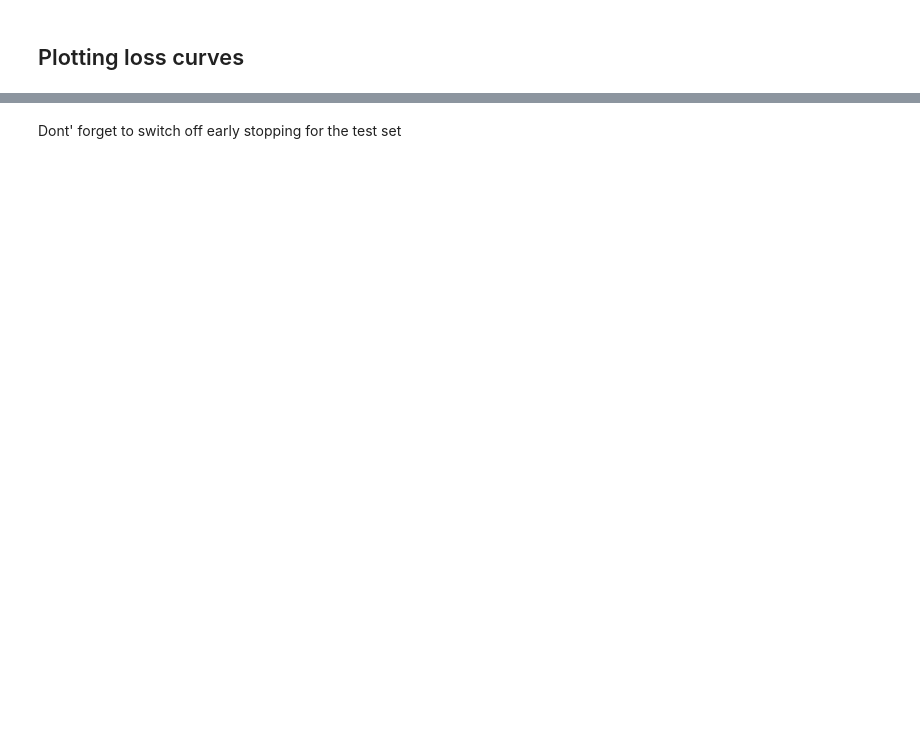
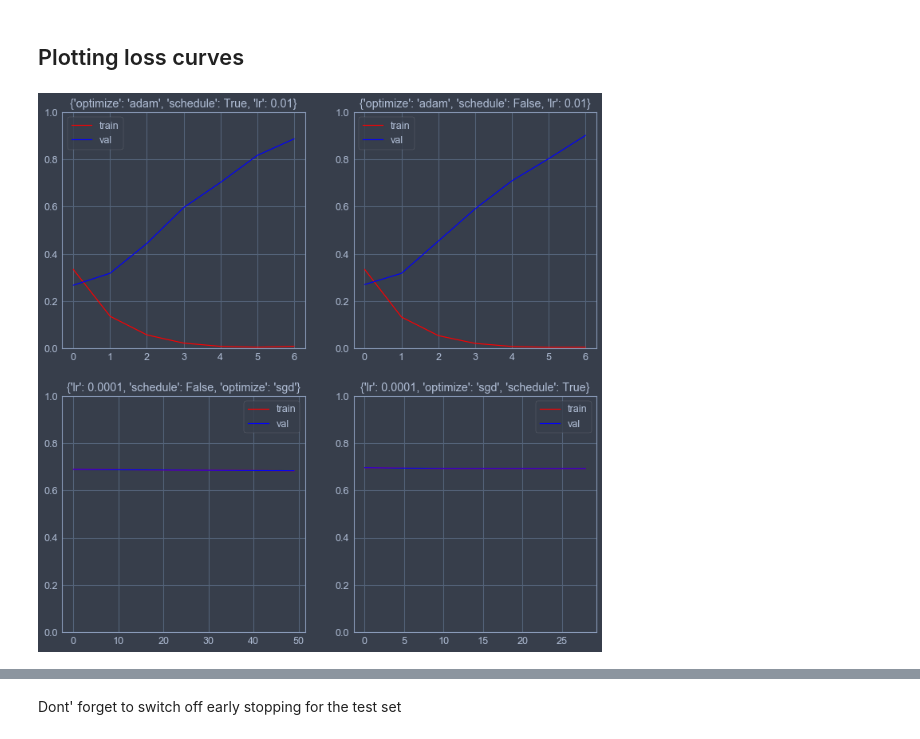
Before and after one commit to crazyfrogspb/NLP_Homeworks, a Jupyter notebook: hw1/HW1.ipynb, the cells around one changed output, grey strips where cells are left out. Saved outputs shown, nothing was run; the diff lists cells and outputs as text; code cells hidden in the pictures; blank space fills up the shorter version.

```diff
--- a/hw1/HW1.ipynb
+++ b/hw1/HW1.ipynb
@@ -158,7 +158,7 @@ pars = OrderedDict([('learning',
                      })),
                     ('vocab',
                      ParameterGrid({
-                         'emb_size': [10, 100, 200],
+                         'emb_size': [10, 100],
                          'min_count': [1, 5, 20, 100]
                      }))])
 
@@ -360,15 +360,17 @@ def report_val_loss(df_train,
                 best_loss = val_loss
                 counter = 0
                 acc = metrics.accuracy_score(ys, np.where(probs[:, 1] >= 0.5, 1, 0))
+                predictions = np.where(probs[:, 1] >= 0.5, 1, 0)
             else:
                 counter += 1
         else:
             best_loss = val_loss
             acc = metrics.accuracy_score(ys, np.where(probs[:, 1] >= 0.5, 1, 0))
+            predictions = np.where(probs[:, 1] >= 0.5, 1, 0)
 
         if schedule:
             scheduler.step()
-    return {'loss': best_loss, 'acc': acc, 'train_losses': train_losses, 'val_losses': val_losses}
+    return {'loss': best_loss, 'acc': acc, 'predictions': predictions, 'train_losses': train_losses, 'val_losses': val_losses, 'val_dataset': val_dataset, 'val': val}
 # %% [markdown]
 Let's iterate over parameter groups and perform grid search with early stopping
 # %%
@@ -410,11 +421,13 @@ with open('tuning_results', 'wb') as fout:
 ## Plotting loss curves
 # %%
 def plot_losses(results, tuning_type):
-    sorted_res = sorted(results[tuning_type], key=itemgetter(1))
-    fig = plt.figure(figsize=(10, 10))
+    sorted_res = sorted(results[tuning_type], key=lambda x: (results[tuning_type][x]['loss']))
+    fig = plt.figure(figsize=(12, 12))
     for i, ind in enumerate([0, 1, -2, -1]):
-        ax = plt.subplot(f"22{i}")
-        ax.set_title(sorted_res[ind])
+        ax = plt.subplot(f"22{i+1}")
+        ax.set_title(dict(sorted_res[ind]))
+        ax.set_ylim([0, 1])
         plt.plot(results[tuning_type][sorted_res[ind]]['train_losses'], color='red', label='train')
-        plt.plot(results[tuning_type][sorted_res[ind]][['val_losses']], color='blue', label='val')
-    plt.show()
+        plt.plot(results[tuning_type][sorted_res[ind]]['val_losses'], color='blue', label='val')
+        plt.legend()
+    plt.savefig(f'{tuning_type}.png', bbox_inches='tight')
@@ -425,0 +434,4 @@ plt.show()
+# %%
+plot_losses(results, 'learning')
+# %% [output]
+[figure, added]
```
Also changed, not shown: parts of 18 cells of this notebook, 1 other file.
